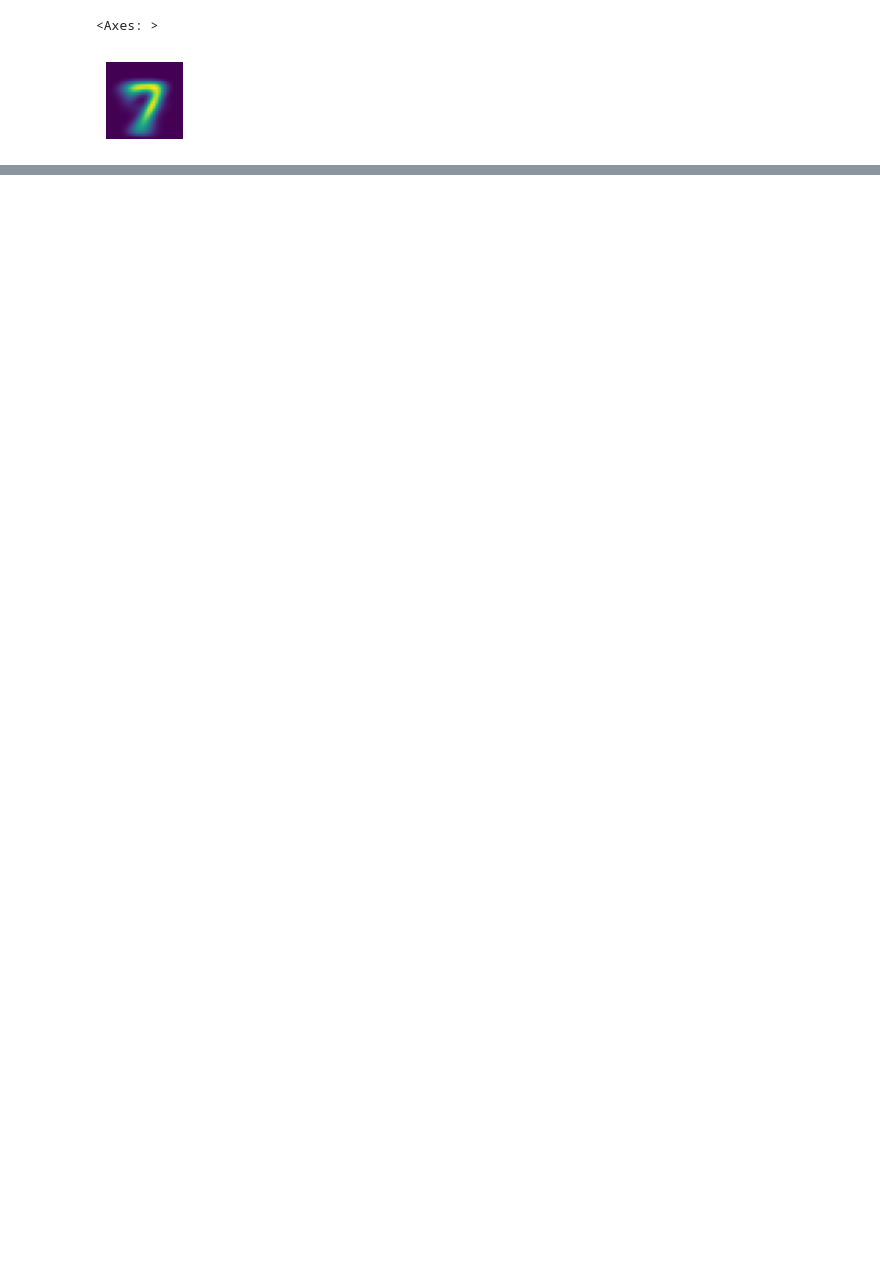
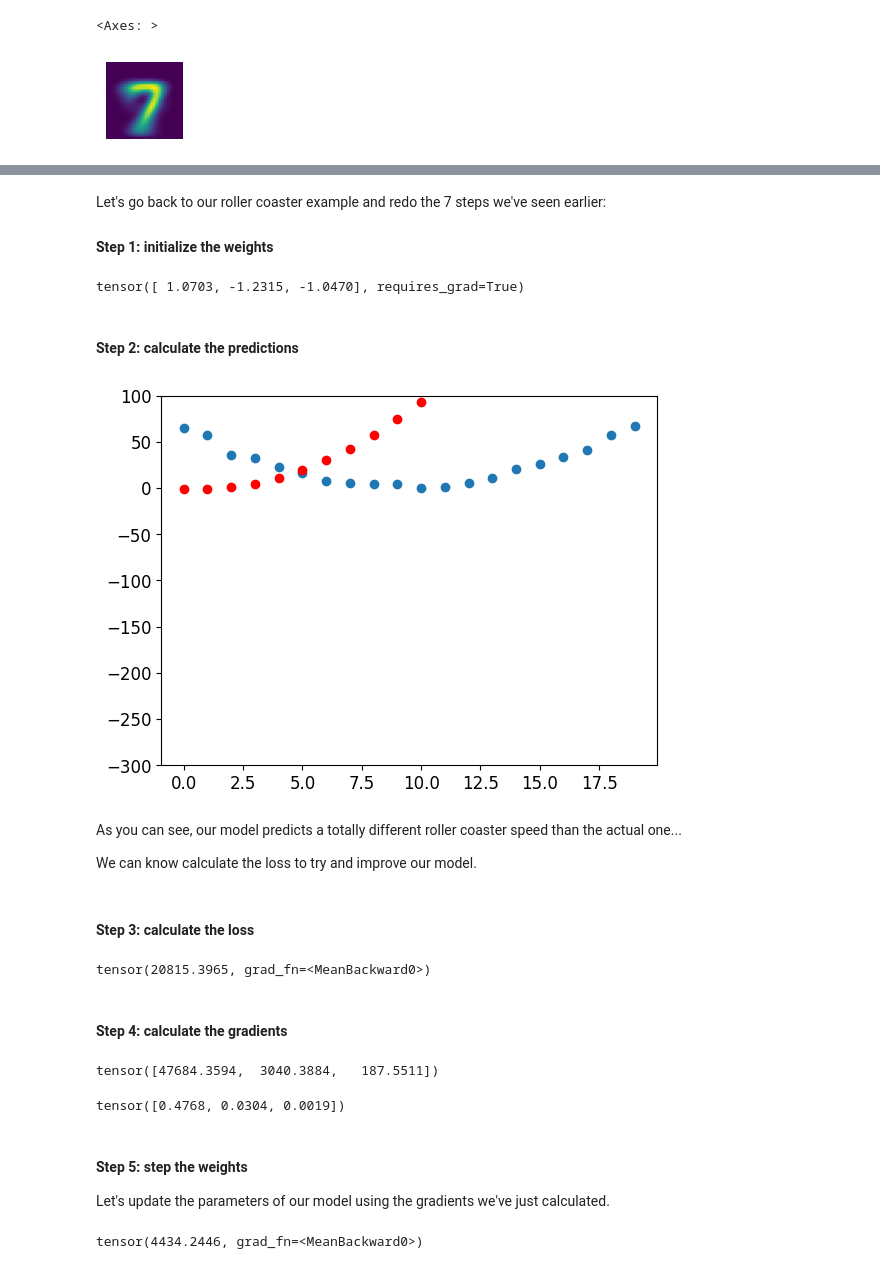
Before and after one commit to yactouat/learning_AI, a Jupyter notebook: notebooks/digits-classifier/digits-classifier.ipynb, the cells around one changed output, grey strips where cells are left out. Saved outputs shown, nothing was run; the diff lists cells and outputs as text; code cells hidden in the pictures; blank space fills up the shorter version.

Commit message:
the 7 steps of a SGD training

```diff
--- a/notebooks/digits-classifier/digits-classifier.ipynb
+++ b/notebooks/digits-classifier/digits-classifier.ipynb
@@ -198,0 +633,4 @@ show_image(mean7)
+# %%
+def function_to_fit(function_input, function_params):
+    a,b,c = function_params
+    return a*(function_input**2) + (b*function_input) + c
@@ -198,0 +647,66 @@ show_image(mean7)
+# %% [markdown]
+Let's go back to our roller coaster example and redo the 7 steps we've seen earlier:
+
+#### Step 1: initialize the weights
+# %%
+# random values at first + telling `PyTorch` to track gradients
+weights = torch.randn(3).requires_grad_()
+weights
+# %% [output]
+tensor([ 1.0703, -1.2315, -1.0470], requires_grad=True)
+# %% [markdown]
+#### Step 2: calculate the predictions
+# %%
+preds = function_to_fit(measurements_times, weights)
+
+# function to see how close our predictions are to our targets
+def show_preds(preds, ax=None):
+    if ax is None: ax=plt.subplots()[1]
+    # plotting the actual values with blue dots
+    ax.scatter(measurements_times, measurements_speed)
+    # plotting the predictions with red dots
+    ax.scatter(measurements_times, to_np(preds), color='red')
+    ax.set_ylim(-300,100)
+
+show_preds(preds)
+# %% [output]
+[figure, added]
+# %% [markdown]
+As you can see, our model predicts a totally different roller coaster speed than the actual one...
+
+We can know calculate the loss to try and improve our model.
+# %% [markdown]
+#### Step 3: calculate the loss
+# %%
+loss = mse(preds, measurements_speed)
+loss
+# %% [output]
+tensor(20815.3965, grad_fn=<MeanBackward0>)
+# %% [markdown]
+#### Step 4: calculate the gradients
+# %%
+loss.backward()
+weights.grad
+# %% [output]
+tensor([47684.3594,  3040.3884,   187.5511])
+# %%
+# let's give a shot at improving our parameters by picking a learning rate;
+# for now, let's use `1e-5`, or `0.00001`
+weights.grad * 1e-5
+# %% [output]
+tensor([0.4768, 0.0304, 0.0019])
+# %% [markdown]
+#### Step 5: step the weights
+
+Let's update the parameters of our model using the gradients we've just calculated.
+# %%
+learning_rate = 1e-5
+weights.data -= learning_rate * weights.grad.data
+# we reset the gradients to zero after each step
+weights.grad = None
+
+# let's see how our predictions look now (if our loss has improved)
+preds = function_to_fit(measurements_times, weights)
+mse(preds, measurements_speed)
+# %% [output]
+tensor(4434.2446, grad_fn=<MeanBackward0>)
```
Also changed, not shown: parts of 61 cells of this notebook.
